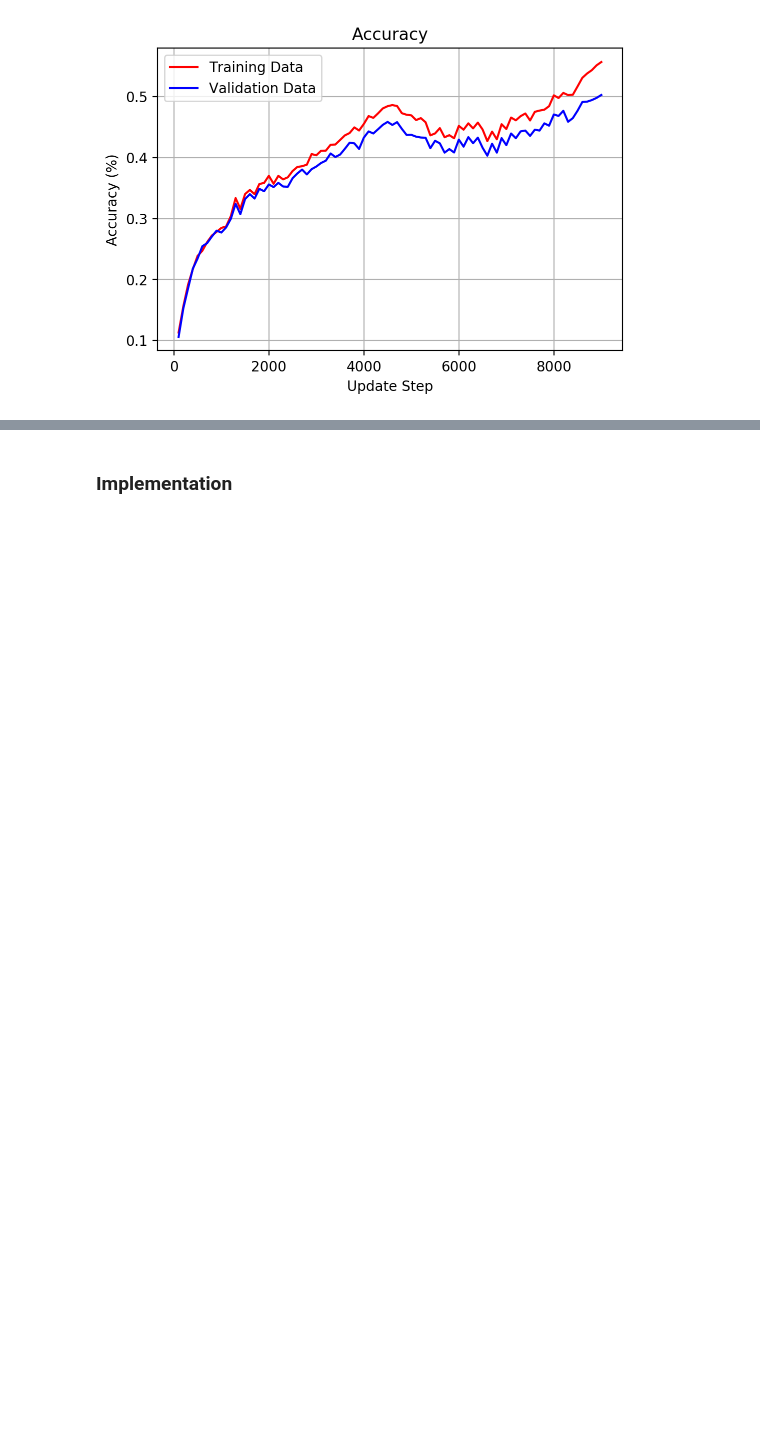
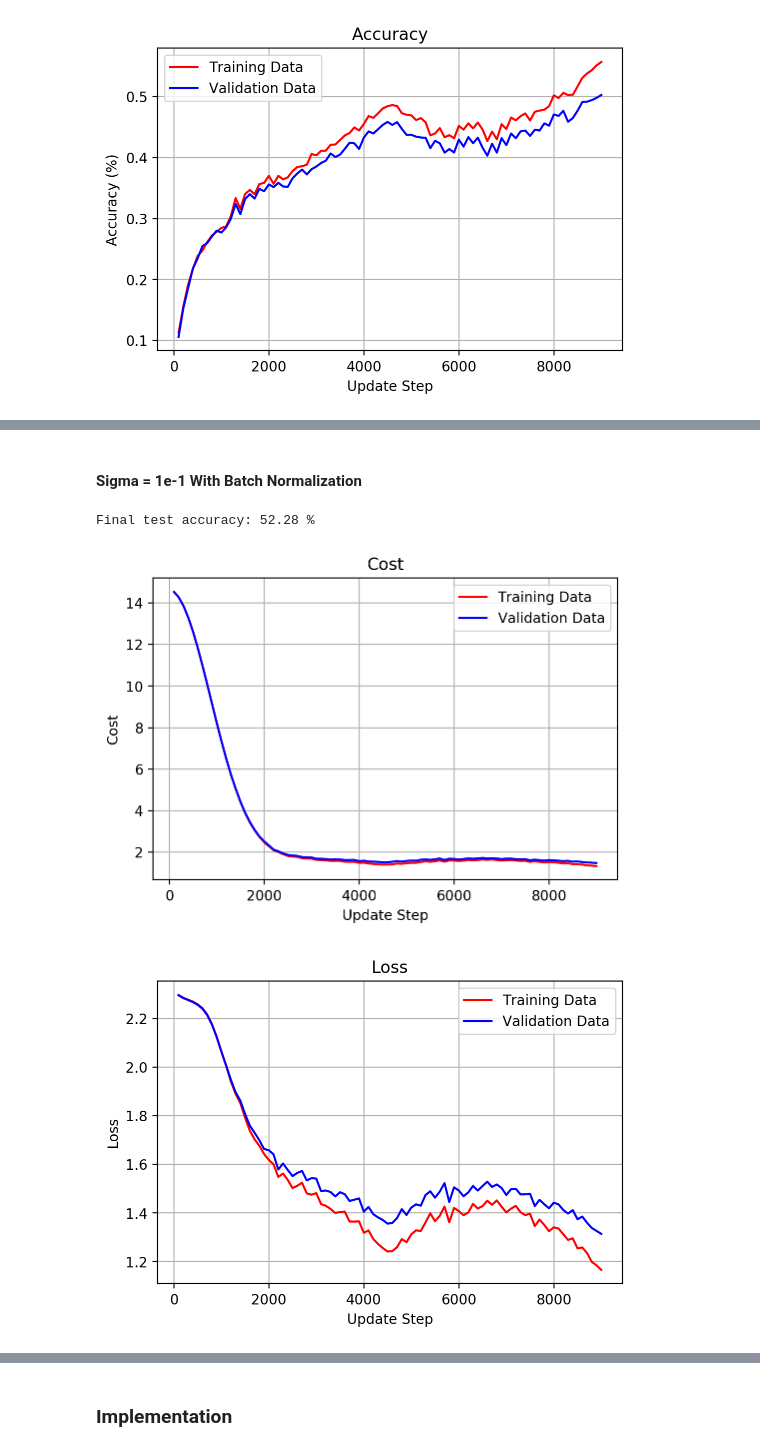
Before and after one commit to navidfarhadi/KTH-DD2424-Deep-Learning, a Jupyter notebook: A3/A3.ipynb, the cells around one changed output, grey strips where cells are left out. Cells and saved outputs as stored; diff of their text form; code cells hidden in the pictures; blank space fills up the shorter version.

```diff
--- a/A3/A3.ipynb
+++ b/A3/A3.ipynb
@@ -51,0 +223,8 @@ Final test accuracy: 50.41 %
+# %% [markdown]
+#### Sigma = 1e-1 With Batch Normalization
+# %%
+run([50,50],0.00786530106954518,2,"big",True,True,0.1)
+# %% [output]
+Final test accuracy: 52.28 %
+[figure, added]
+[figure, added]
```
Also changed, not shown: parts of 30 cells of this notebook, 1 other file.
